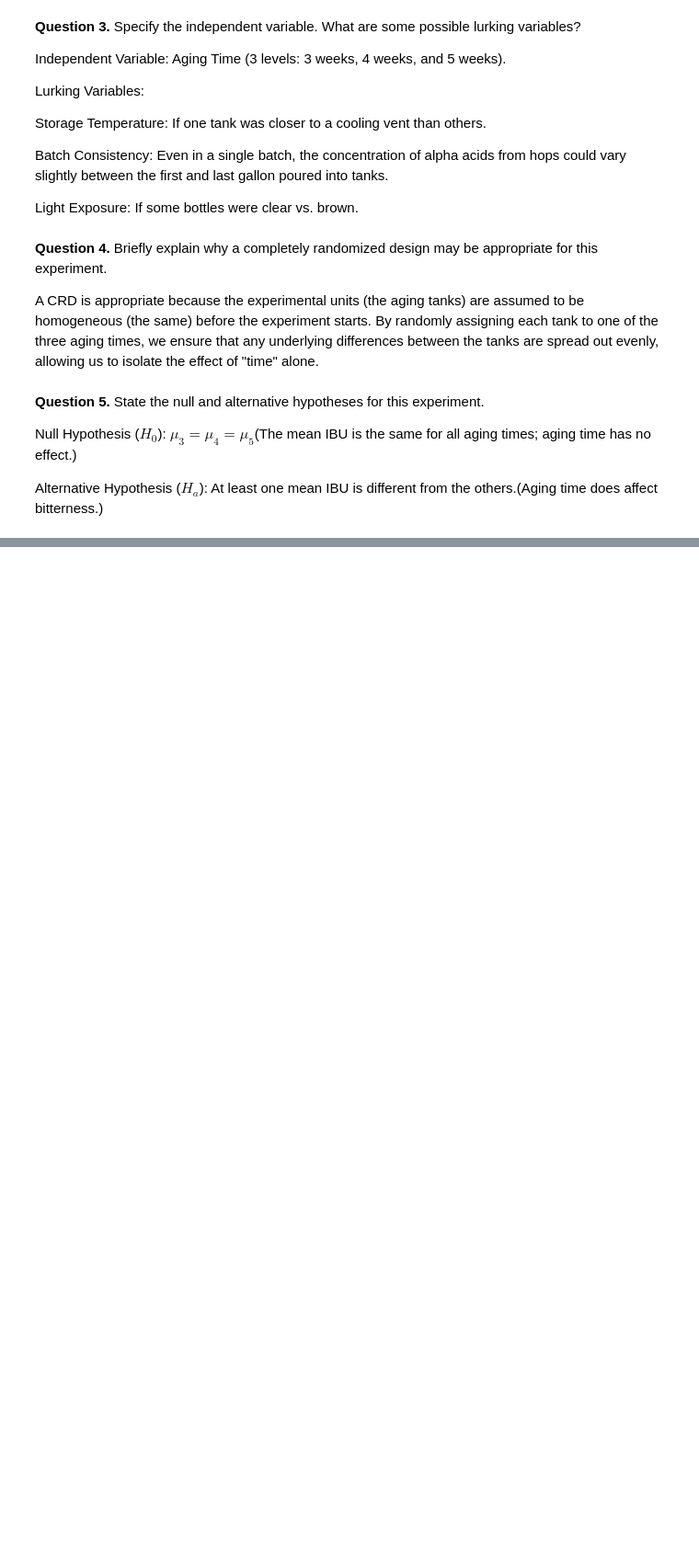
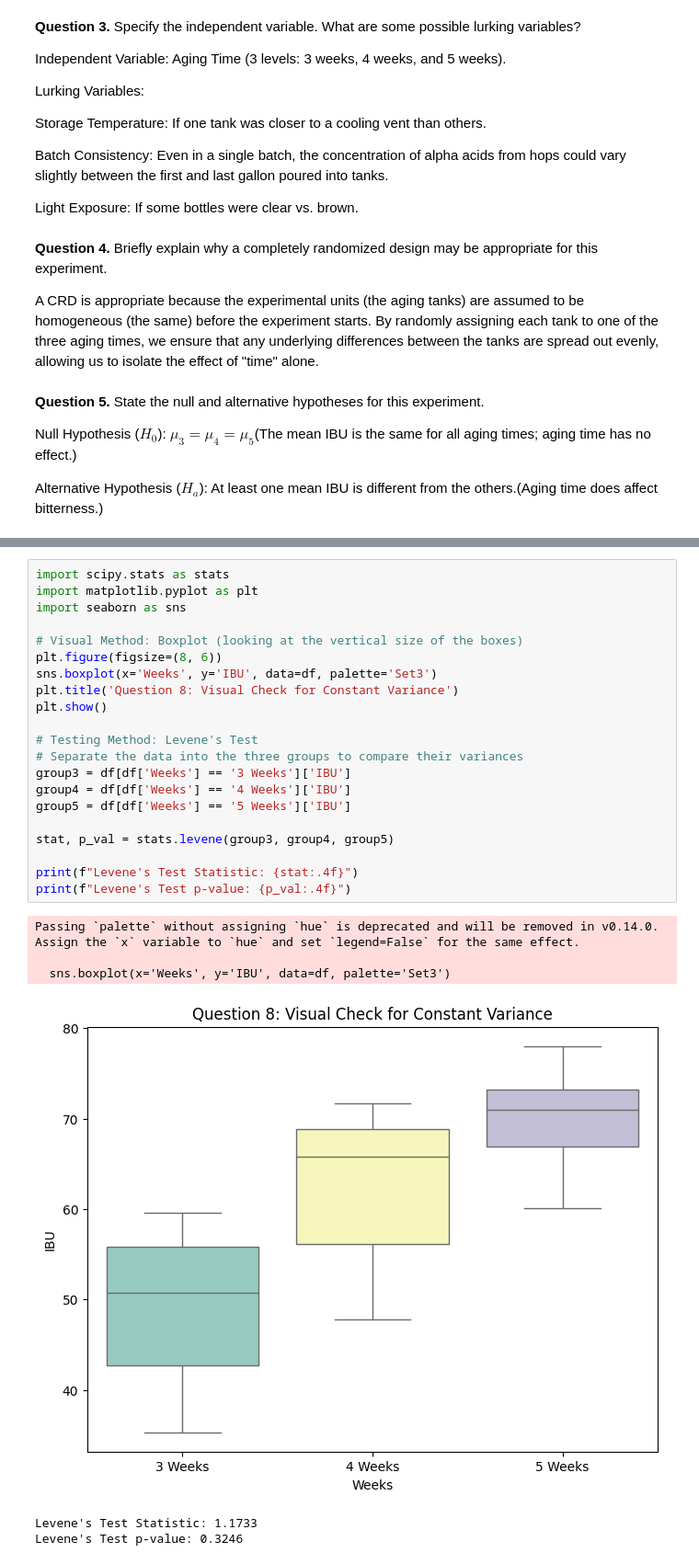
Before and after one commit to simcoematthew-cpu/STAT-7220-Applied-Experimental-Design, a Jupyter notebook: Assignments/HW1/HW-1.ipynb, the cells around one changed output, grey strips where cells are left out. Shown at 92% size. Drawn from its saved outputs; the diff is of its cells as text; blank space fills up the shorter version.

```diff
--- a/Assignments/HW1/HW-1.ipynb
+++ b/Assignments/HW1/HW-1.ipynb
@@ -82,0 +121,28 @@ plt.show()
+# %%
+import scipy.stats as stats
+import matplotlib.pyplot as plt
+import seaborn as sns
+
+# Visual Method: Boxplot (looking at the vertical size of the boxes)
+plt.figure(figsize=(8, 6))
+sns.boxplot(x='Weeks', y='IBU', data=df, palette='Set3')
+plt.title('Question 8: Visual Check for Constant Variance')
+plt.show()
+
+# Testing Method: Levene's Test
+# Separate the data into the three groups to compare their variances
+group3 = df[df['Weeks'] == '3 Weeks']['IBU']
+group4 = df[df['Weeks'] == '4 Weeks']['IBU']
+group5 = df[df['Weeks'] == '5 Weeks']['IBU']
+
+stat, p_val = stats.levene(group3, group4, group5)
+
+print(f"Levene's Test Statistic: {stat:.4f}")
+print(f"Levene's Test p-value: {p_val:.4f}")
+# %% [output]
+Passing `palette` without assigning `hue` is deprecated and will be removed in v0.14.0. Assign the `x` variable to `hue` and set `legend=False` for the same effect.
+
+  sns.boxplot(x='Weeks', y='IBU', data=df, palette='Set3')
+[figure, added]
+Levene's Test Statistic: 1.1733
+Levene's Test p-value: 0.3246
```
Also changed, not shown: parts of 12 cells of this notebook.
